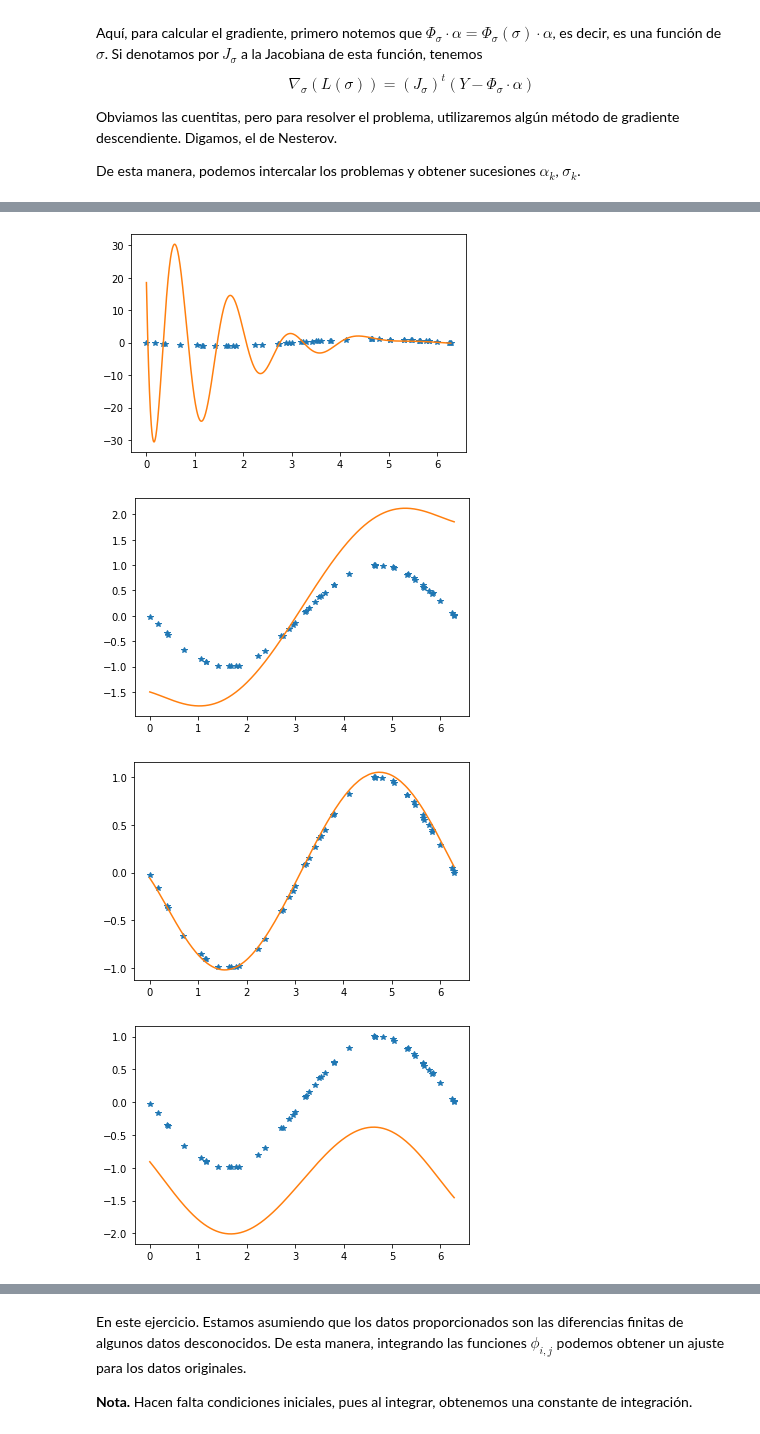
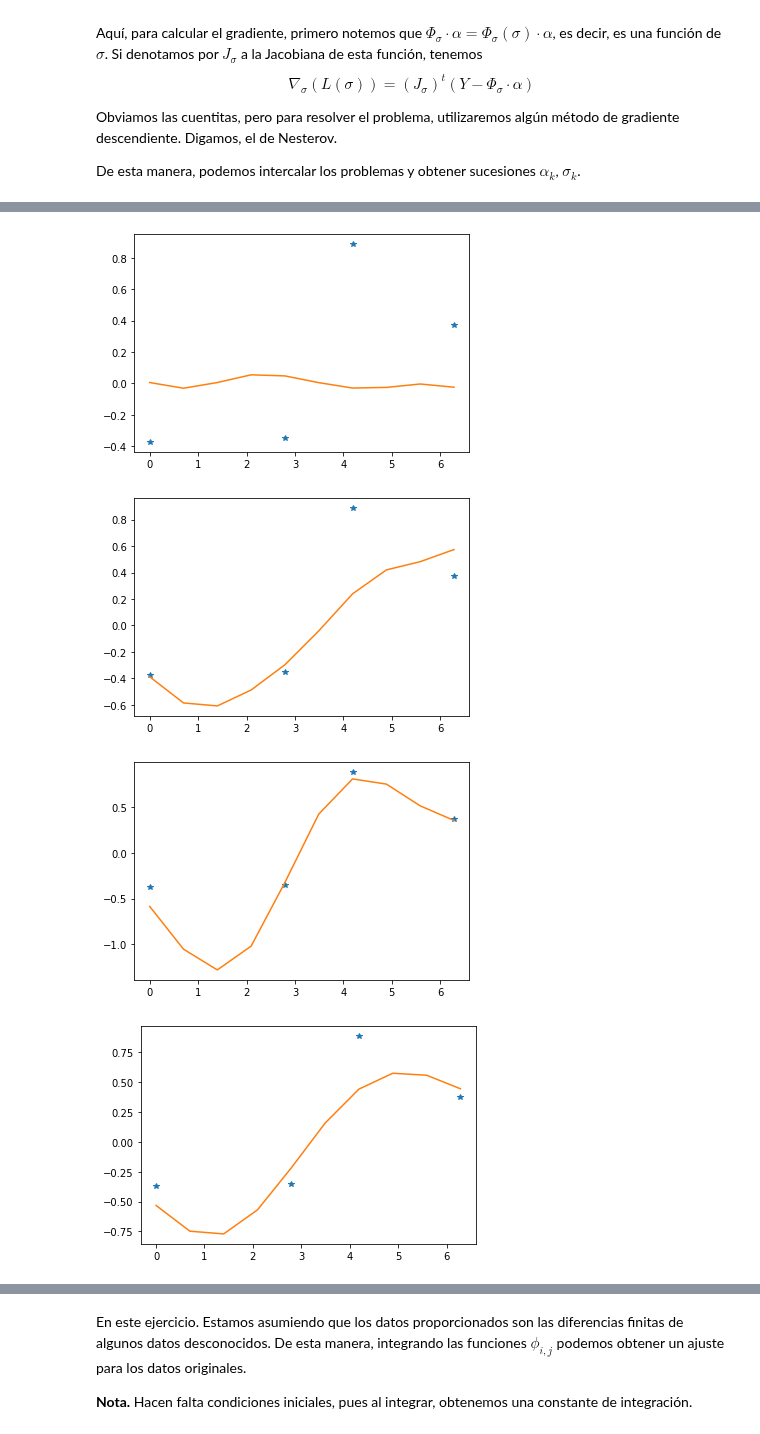
Before and after one commit to JairEsc/Mat_Apl_2, a Jupyter notebook: ML_T1.ipynb, the cells around one changed output, grey strips where cells are left out. Cells and saved outputs as stored; diff of their text form; code cells hidden in the pictures.

```diff
--- a/ML_T1.ipynb
+++ b/ML_T1.ipynb
@@ -49,11 +49,11 @@ def GD_N(theta,alpha,eta,nIter, grad,stop_crit=10**(-4)):
 #-----------------------------------
 #Datos---------------------Los generamos por comodidad.
 np.random.seed(0)
-n=1000
+n=10
 x=np.linspace(0,2*np.pi,n)
-y=np.cos(x)+np.random.normal(0,0.0001,size=len(x))
+y=np.cos(x)+np.random.normal(0,0,size=len(x))
 from numpy.random import default_rng
-m=50
+m=4
 x_m2=[0]*m
 x_m2[0]=0
 x_m2[-1]=len(x)-1
@@ -76,22 +76,22 @@ plt.show()
 # %%
-#Matriz Phi--------------------------------
+#Matriz Phi_prima--------------------------------
+def phi(s,x,x_j):#Funciones reales. phi_{i,j}(sin derivar)"
+    return np.exp(-((x -x_j)**2)/(2*(s)**2))
 def matriz_phi_sigma(sigma):
     M=np.zeros((n,m))
     for i in range(n):
         for j in range(m):
-            M[i,j] = np.exp(-((x[i] -x_m[j])**2)/(2*(sigma[j])**2))*(-(x[i] -x_m[j]))/(sigma[j]**2)
-    return M
+            M[i,j] = phi(s=sigma[j],x=x[i],x_j=x_m[j])*(-(x[i] -x_m[j])/(sigma[j]**2))#phi_prima
+    return np.array(M)
 def solve_for_alphas(M):#Resolver para alphas.
     return np.dot(np.dot(np.linalg.inv(np.dot(M.T,M)),M.T),y_p)
 #---------------------------------
 # %%
-def phi(s,x,x_j):#Funciones reales. phi_{i,j}"
-    return np.exp(-((x -x_j)**2)/(2*(s)**2))*(-(x -x_j))/(s**2)
 def J_sigma_phi(sigma,alpha):#Jacobiana de la transformacion Phi*alpha como funcion de sigma.
     J=np.zeros((n,m))
     for i in range(n):
         for j in range(m):
-            J[i][j]=alpha[j]*((phi(s=sigma[j],x=x[i],x_j=x_m[j]))*((x[i]-x_m[j])**2/sigma[j]**3)*(-(x[i]-x_m[j])/sigma[j]**2)+phi(s=sigma[j],x=x[i],x_j=x_m[j])*(2*(x[i]-x_m[j])/sigma[j]**3))
+            J[i][j]=alpha[j]*(phi(s=sigma[j],x=x[i],x_j=x_m[j])*(((x[i]-x_m[j])**2)/sigma[j]**3)*(-(x[i]-x_m[j])/sigma[j]**2)+phi(s=sigma[j],x=x[i],x_j=x_m[j])*(2*(x[i]-x_m[j])/sigma[j]**3))
     return J
 #-------------------------------------------
 # %%
@@ -99,42 +99,52 @@ def J_sigma_phi(sigma,alpha):#Jacobiana de la transformacion Phi*alpha como func
 def F_p_ajuste(sigma,alpha,z):
     sum=0
     for j in range(m):
-        sum+=alpha[j]*np.exp(-(1/(2*sigma[j]**2))*(z-x_m[j])**2)*(-(z -x_m[j] ))/(sigma[j]**2)
+        sum+=alpha[j]*phi(s=sigma[j],x=z,x_j=x_m[j])*(-(z -x_m[j])/(sigma[j]**2))
     return sum
 def rutina(nIter,sigma_0,alpha_0,alpha,stop=10**(-3)):#Repetir los ajustes alternados.
     error=10
+    def F_p_ajuste_a_s(W):#Vectorizacion
+      R=[]
+      for w in W:
+          R.append(F_p_ajuste(sigma=sigma_0,alpha=alpha_0,z=w))
+      return np.array(R)
+    plt.plot(x_m,y_p[x_m2],'*',label='Centros seleccionados')
+    plt.plot(x,F_p_ajuste_a_s(x),label='Ajuste')
+    #plt.axis(ymin=min(y_p)-0.5,ymax=max(y_p)+0.5)
+    plt.show()
     for r in range(nIter):
         if(error<=stop):
             print("Criterio de paro")
             break;
         def grad_alpha(sigma):
             return np.dot(-J_sigma_phi(sigma=sigma,alpha=alpha_0).T,(y_p-np.dot(matriz_phi_sigma(sigma=sigma),alpha_0)))
+        alpha_0=solve_for_alphas(matriz_phi_sigma(sigma_0))
         sigma_0=GD_N(theta=sigma_0,alpha=alpha,eta=0.9,nIter=nIter, grad=grad_alpha,stop_crit=10**(-6))# Llamar a Nesterov 15 veces
-        alpha_0=solve_for_alphas(matriz_phi_sigma(sigma_0))
+
         error=np.linalg.norm(y_p-np.dot(matriz_phi_sigma(sigma=sigma_0),alpha_0))
         def F_p_ajuste_a_s(W):#Vectorizacion
             R=[]
             for w in W:
                 R.append(F_p_ajuste(sigma=sigma_0,alpha=alpha_0,z=w))
             return np.array(R)
         plt.plot(x_m,y_p[x_m2],'*',label='Centros seleccionados')
         plt.plot(x,F_p_ajuste_a_s(x),label='Ajuste')
         #plt.axis(ymin=min(y_p)-0.5,ymax=max(y_p)+0.5)
         plt.show()
 
     #plt.plot(x,y_p)
 
     return alpha_0,sigma_0
 #----------------------------------------
 #Condiciones iniciales------------
 np.random.seed(0)
-sigma_0=np.random.normal(1,0.005,size=m)#A ojo
-alpha_0=np.repeat(1,m)#Suma de derivadas de Gaussianas
+sigma_0=np.random.normal(1,0,size=m)#A ojo
+alpha_0=np.repeat(.1,m)#Suma de derivadas de Gaussianas
 #-------------------------
-for alpha in [10**(-14),10**(-18)]:#Tamaño de paso variable y muy pequeño
-    alpha_0,sigma_0=rutina(nIter=4,sigma_0=sigma_0,alpha_0=alpha_0,alpha=alpha)
+for alpha in [10**(0)]:#Tamaño de paso variable y muy pequeño
+    alpha_0,sigma_0=rutina(nIter=10,sigma_0=sigma_0,alpha_0=alpha_0,alpha=alpha)
 # %% [output]
-[figure, old version]
+[figure, new version]
-[figure, old version]
+[figure, new version]
-[figure, old version]
+[figure, new version]
-[figure, old version]
+[figure, new version]
```
Also changed, not shown: parts of 5 cells of this notebook.
